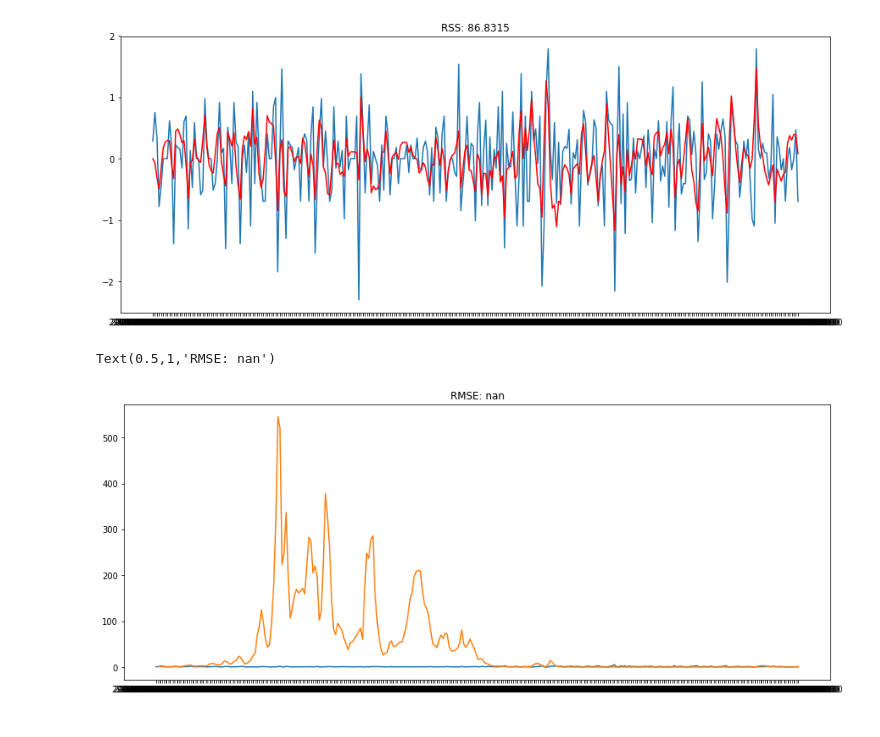
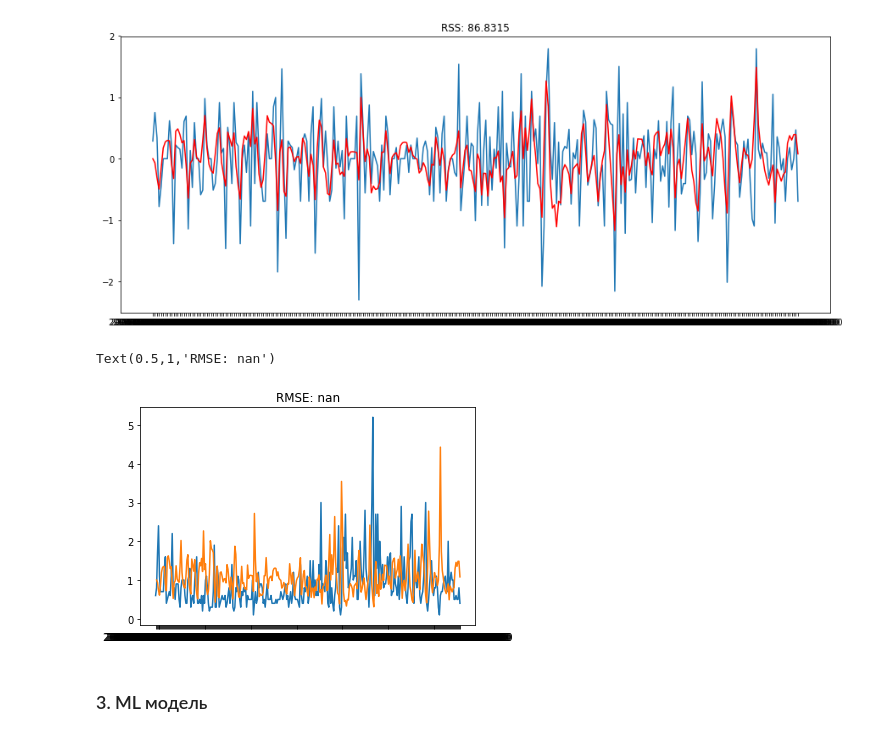
Before and after one commit to Albinamkh21/ds_hw, a Jupyter notebook: hw_ts.ipynb, the cells around one changed output. Drawn from its saved outputs; the diff is of its cells as text; code cells hidden in the pictures.

```diff
--- a/hw_ts.ipynb
+++ b/hw_ts.ipynb
@@ -368,13 +350,14 @@ Text(0.5,1,'RSS: 86.8315')
 [figure]
 # %%
 predictions_ARIMA_diff = pd.Series(results_ARIMA.fittedvalues, copy=True)
-predictions_ARIMA_diff_cumsum = predictions_ARIMA_diff.cumsum()
 predictions_ARIMA_log = pd.Series(ts_log.ix[0], index=ts_log.index)
-predictions_ARIMA_log = predictions_ARIMA_log.add(predictions_ARIMA_diff_cumsum,fill_value=0)
+predictions_ARIMA_log = predictions_ARIMA_log.add(predictions_ARIMA_diff,fill_value=0)
 predictions_ARIMA = np.exp(predictions_ARIMA_log)
 plt.plot(ts2)
 plt.plot(predictions_ARIMA)
 plt.title('RMSE: %.4f'% np.sqrt(sum((predictions_ARIMA-ts2.T.squeeze())**2)/len(ts2)))
 # %% [output]
 Text(0.5,1,'RMSE: nan')
-[figure, old version]
+[figure, new version]
+# %% [markdown]
+### 3. ML модель
```
Also changed, not shown: parts of 33 cells of this notebook.
